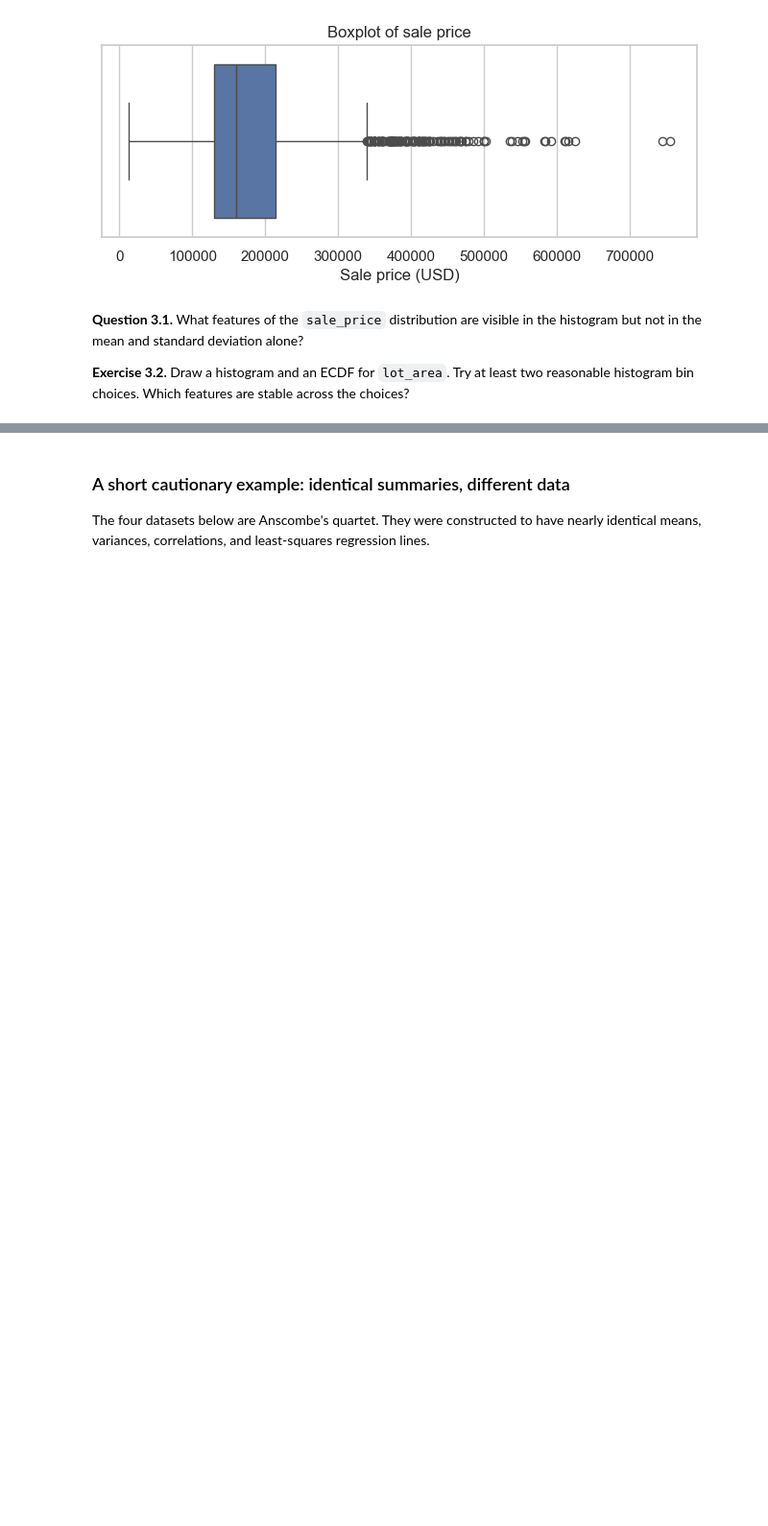
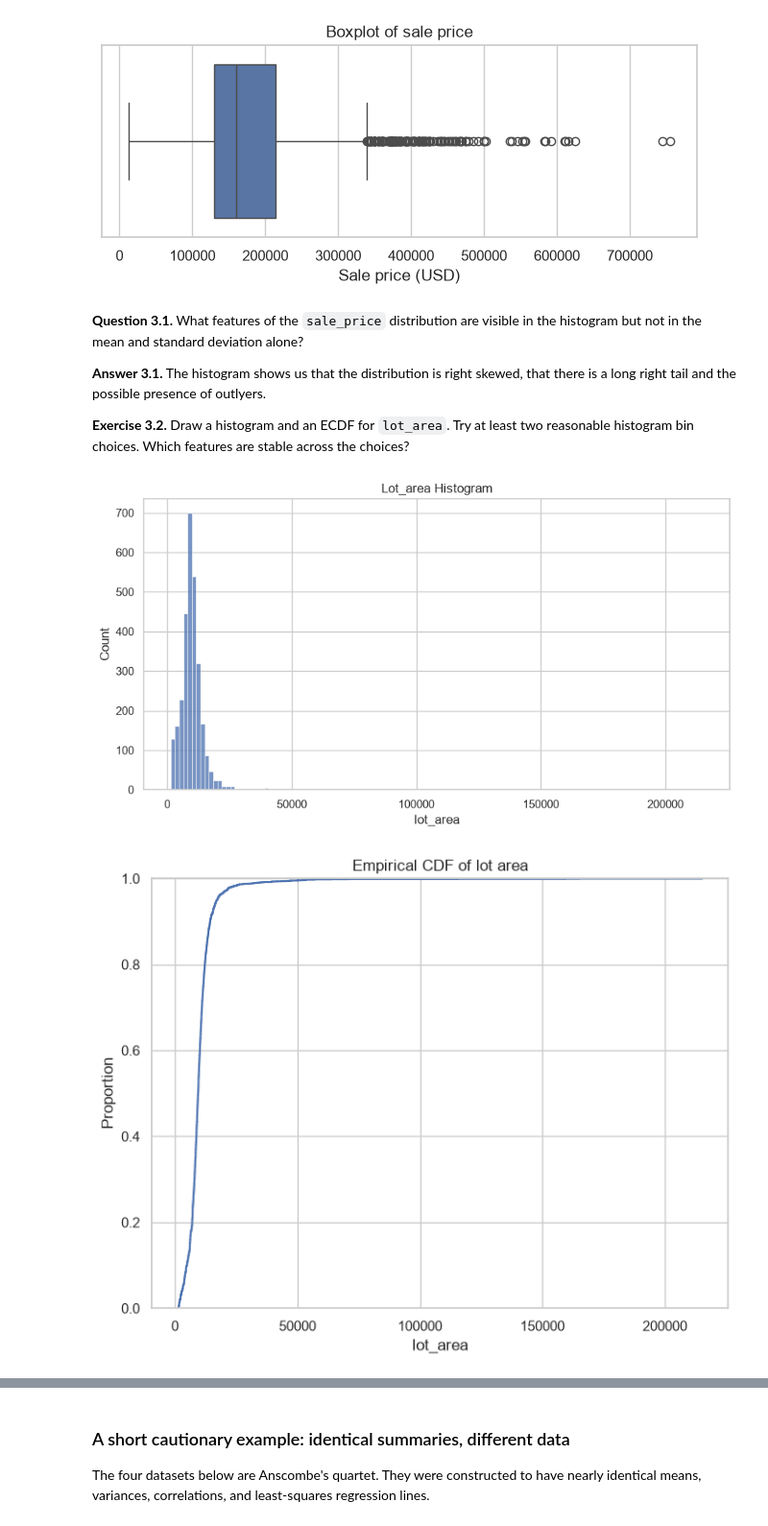
Before and after one commit to MendSe/Advanced-Statistics, a Jupyter notebook: Ex0/advs-hw0 (EDA).ipynb, the cells around one changed output, grey strips where cells are left out. Shown at 96% size. Drawn from its saved outputs; the diff is of its cells as text; code cells hidden in the pictures; blank space fills up the shorter version.

```diff
--- a/Ex0/advs-hw0 (EDA).ipynb
+++ b/Ex0/advs-hw0 (EDA).ipynb
@@ -318,6 +356,22 @@ plt.show()
 # %% [markdown]
 **Question 3.1.** What features of the `sale_price` distribution are visible in the histogram but not in the mean and standard deviation alone?
 
+**Answer 3.1.** The histogram shows us that the distribution is right skewed, that there is a long right tail and the possible presence of outlyers.
+
 **Exercise 3.2.** Draw a histogram and an ECDF for `lot_area`. Try at least two reasonable histogram bin choices. Which features are stable across the choices?
 # %%
 # Your code here
+
+fig1, ax1 = plt.subplots(figsize=(10,5))
+ax1.set_title("Lot_area Histogram")
+sns.histplot(data=dataset, x='lot_area', bins=125,ax=ax1)
+#plt.xlabel('Sale price (USD)')
+
+fig2, ax2 = plt.subplots(figsize=(8, 6))
+sns.ecdfplot(data=dataset, x='lot_area',ax=ax2)
+ax2.set_title('Empirical CDF of lot area')
+
+plt.show()
+# %% [output]
+[figure, added]
+[figure, added]
```
Also changed, not shown: parts of 24 cells of this notebook, 4 other files.
